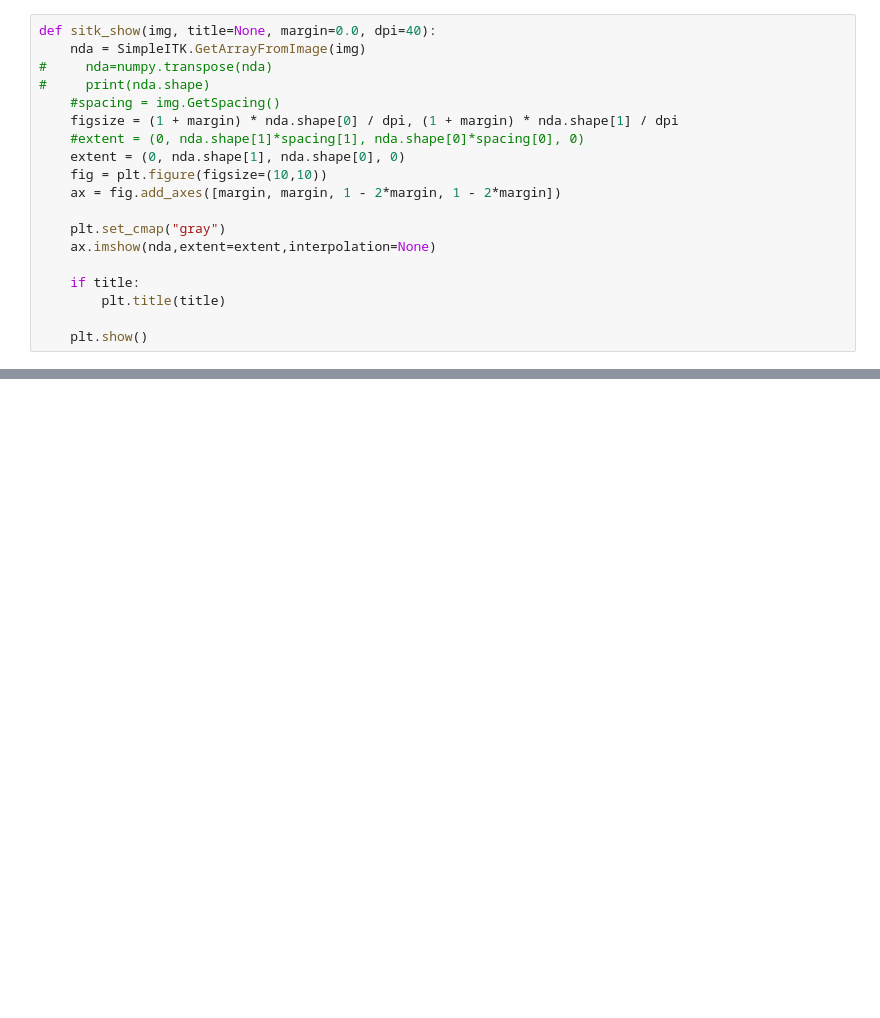
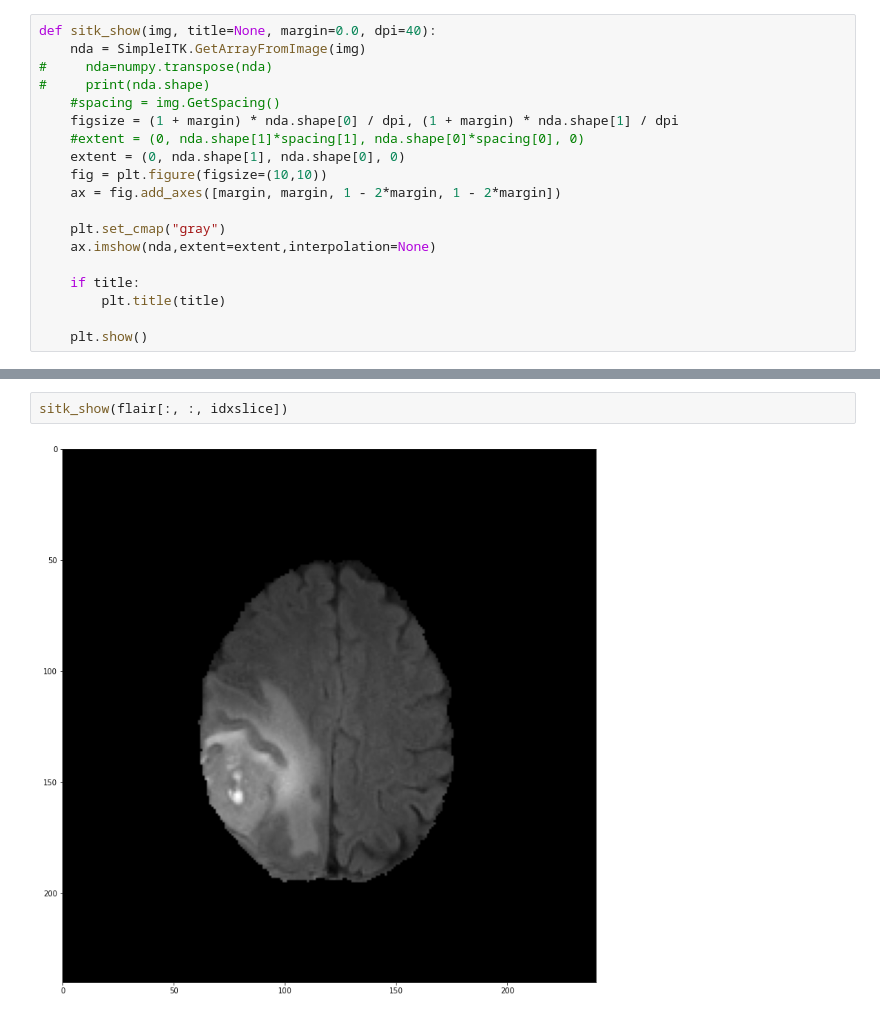
Before and after one commit to lorenzo99pepe/deep_learning_project, a Jupyter notebook: eda.ipynb, the cells around one changed output, grey strips where cells are left out. Saved outputs shown, nothing was run; the diff lists cells and outputs as text; blank space fills up the shorter version.

```diff
--- a/eda.ipynb
+++ b/eda.ipynb
@@ -59,0 +86,4 @@ print(imgFOriginal.GetNumberOfComponentsPerPixel())
+# %%
+sitk_show(flair[:, :, idxslice])
+# %% [output]
+[figure, added]
```
Also changed, not shown: parts of 16 cells of this notebook, 1 other file.
